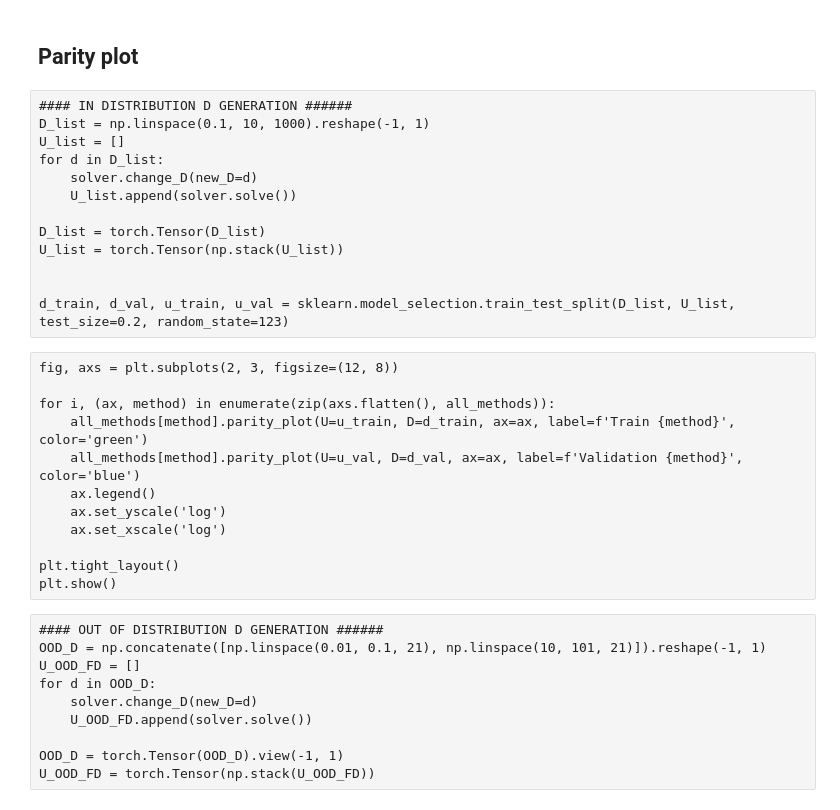
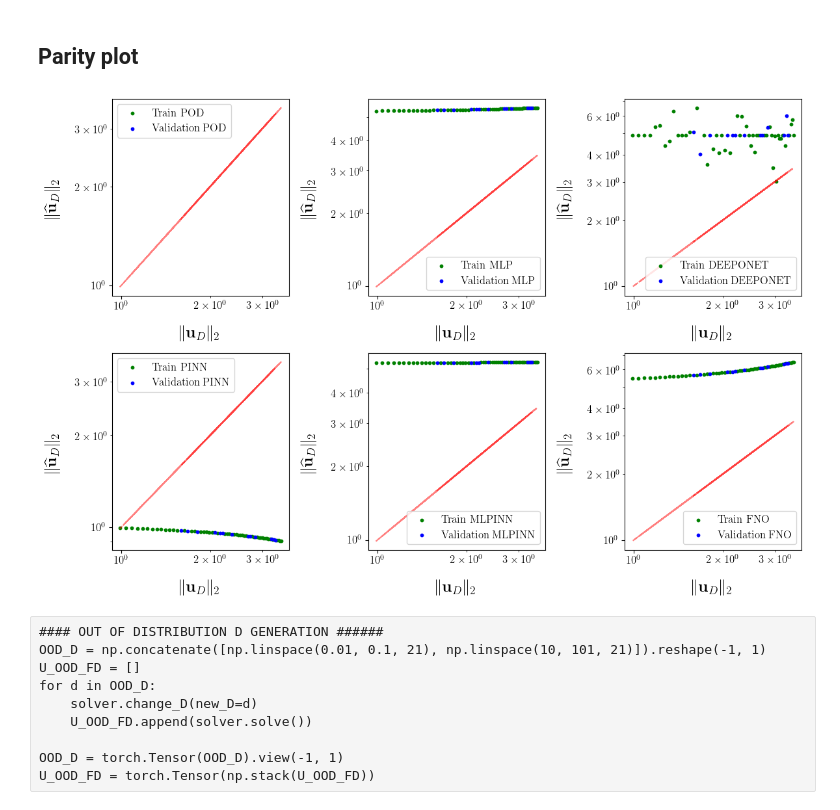
Before and after one commit to lechevaa/CEMRACS_SciML, a Jupyter notebook: notebooks/PoissonEquation/Poisson_step_2.ipynb, the cells around one changed output. Saved outputs shown, nothing was run; the diff lists cells and outputs as text; code cells hidden in the pictures.

```diff
--- a/notebooks/PoissonEquation/Poisson_step_2.ipynb
+++ b/notebooks/PoissonEquation/Poisson_step_2.ipynb
@@ -261,30 +256,32 @@ plt.show()
 # %% [markdown]
 ## Parity plot
-# %% [raw]
-#### IN DISTRIBUTION D GENERATION ######
-D_list = np.linspace(0.1, 10, 1000).reshape(-1, 1)
-U_list = []
-for d in D_list:
-    solver.change_D(new_D=d)
-    U_list.append(solver.solve())
-
-D_list = torch.Tensor(D_list)
-U_list = torch.Tensor(np.stack(U_list))
-
-
-d_train, d_val, u_train, u_val = sklearn.model_selection.train_test_split(D_list, U_list, test_size=0.2, random_state=123)
-# %% [raw]
-fig, axs = plt.subplots(2, 3, figsize=(12, 8))
-
-for i, (ax, method) in enumerate(zip(axs.flatten(), all_methods)):
-    all_methods[method].parity_plot(U=u_train, D=d_train, ax=ax, label=f'Train {method}', color='green')
-    all_methods[method].parity_plot(U=u_val, D=d_val, ax=ax, label=f'Validation {method}', color='blue')
-    ax.legend()
-    ax.set_yscale('log')
-    ax.set_xscale('log')
-
-plt.tight_layout()
-plt.show()
+# %%
+#### IN DISTRIBUTION D GENERATION ######
+Y_list = solver.x[20:81].reshape(-1, 1)
+U_list = []
+for y in Y_list:
+    solver.change_y(new_y= y)
+    U_list.append(solver.solve())
+
+Y_list = torch.Tensor(Y_list).view(-1, 1)
+U_list = torch.Tensor(np.stack(U_list))
+
+
+y_train, y_val, u_train, u_val = sklearn.model_selection.train_test_split(Y_list, U_list, test_size=0.2, random_state=123)
+# %%
+fig, axs = plt.subplots(2, 3, figsize=(12, 8))
+
+for i, (ax, method) in enumerate(zip(axs.flatten(), all_methods)):
+    all_methods[method].parity_plot(U=u_train, phi=y_train, Y=y_train, ax=ax, label=f'Train {method}', color='green')
+    all_methods[method].parity_plot(U=u_val, phi=y_val, Y=y_val, ax=ax, label=f'Validation {method}', color='blue')
+    ax.legend()
+    ax.set_yscale('log')
+    ax.set_xscale('log')
+
+plt.tight_layout()
+plt.show()
+# %% [output]
+[figure, added]
 # %% [raw]
 #### OUT OF DISTRIBUTION D GENERATION ######
 OOD_D = np.concatenate([np.linspace(0.01, 0.1, 21), np.linspace(10, 101, 21)]).reshape(-1, 1)
```
Also changed, not shown: parts of 8 cells of this notebook, 6 other files.
